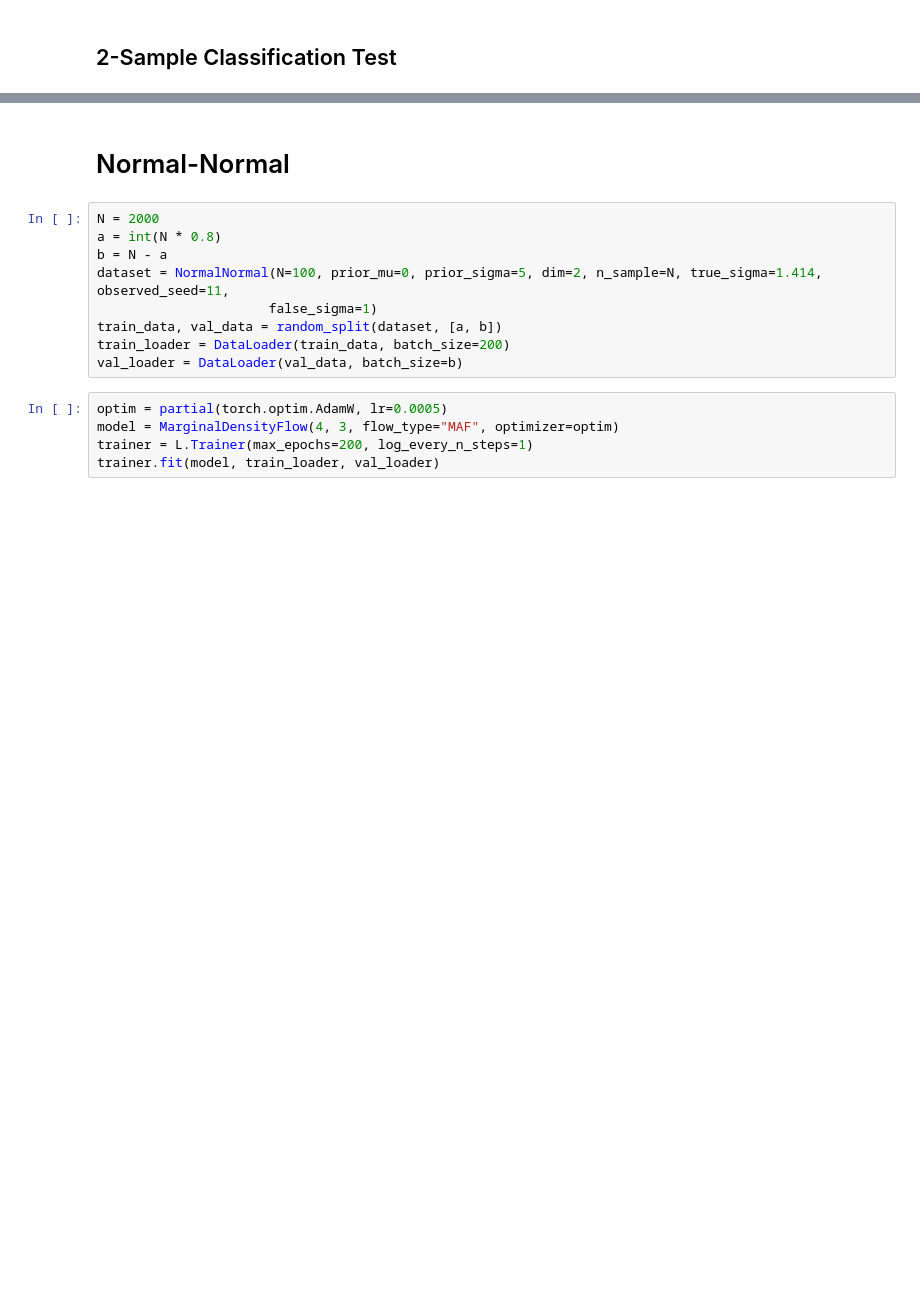
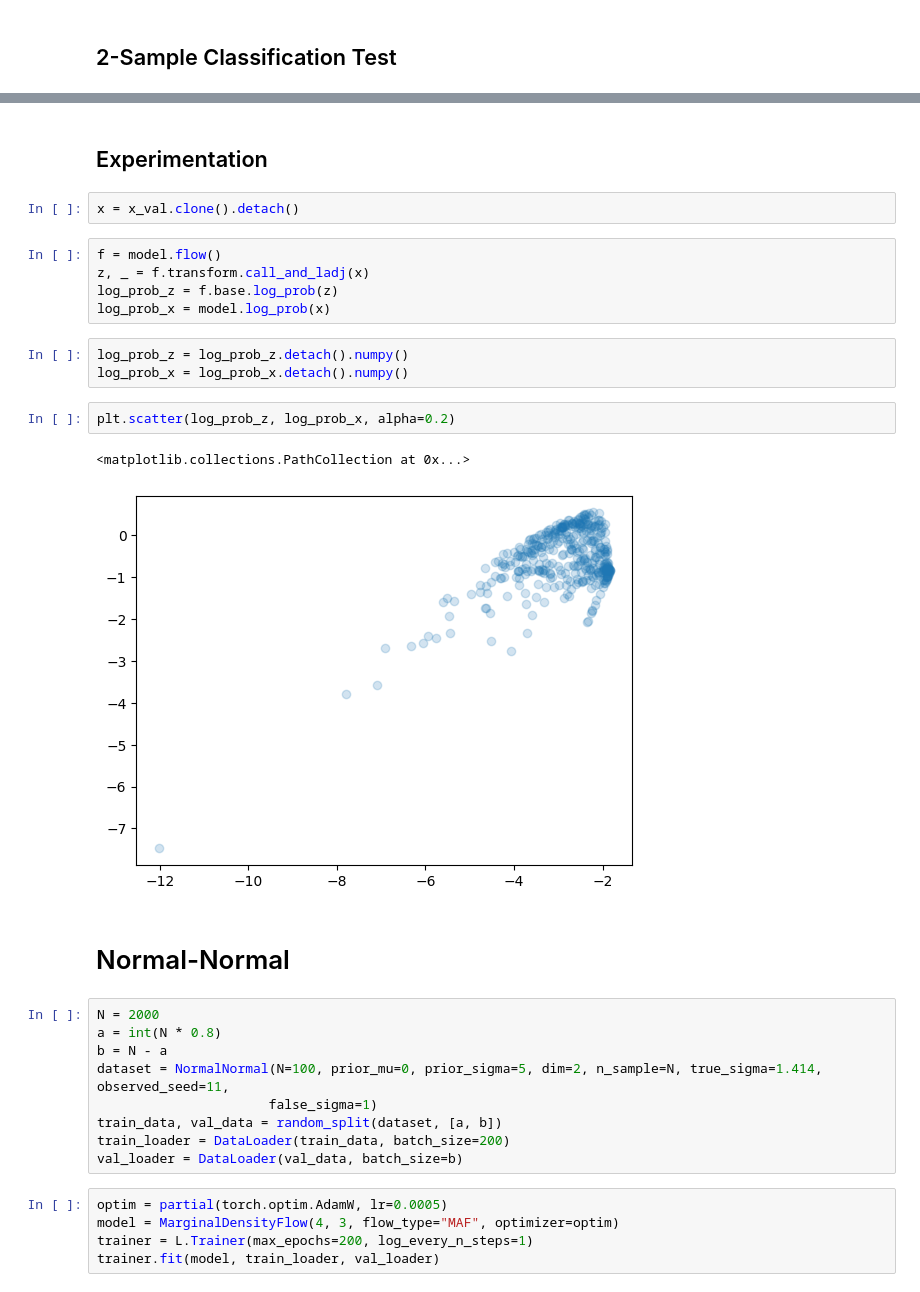
Before and after one commit to chathasphere/sim-select, a Jupyter notebook: notebooks/02_mde_toy_models.ipynb, the cells around one changed output, grey strips where cells are left out. Drawn from its saved outputs; the diff is of its cells as text; blank space fills up the shorter version.

```diff
--- a/notebooks/02_mde_toy_models.ipynb
+++ b/notebooks/02_mde_toy_models.ipynb
@@ -87,3 +87,20 @@ tensor(0.5287, dtype=torch.float64)
+# %% [markdown]
+## Experimentation
+# %%
+x = x_val.clone().detach()
+# %%
+f = model.flow()
+z, _ = f.transform.call_and_ladj(x)
+log_prob_z = f.base.log_prob(z)
+log_prob_x = model.log_prob(x)
+# %%
+log_prob_z = log_prob_z.detach().numpy()
+log_prob_x = log_prob_x.detach().numpy()
+# %%
+plt.scatter(log_prob_z, log_prob_x, alpha=0.2)
+# %% [output]
+<matplotlib.collections.PathCollection at 0x...>
+[figure, added]
 # %% [markdown]
 # Normal-Normal
 # %%
```
Also changed, not shown: parts of 4 cells of this notebook, 17 other files.
